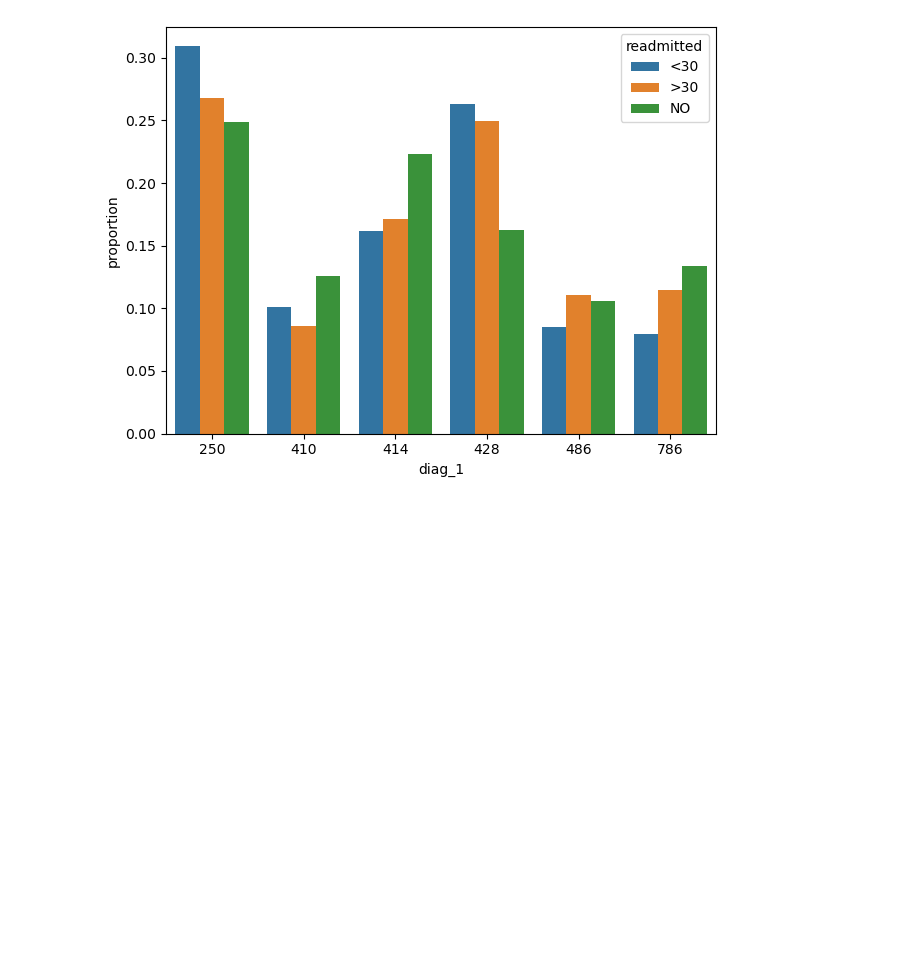
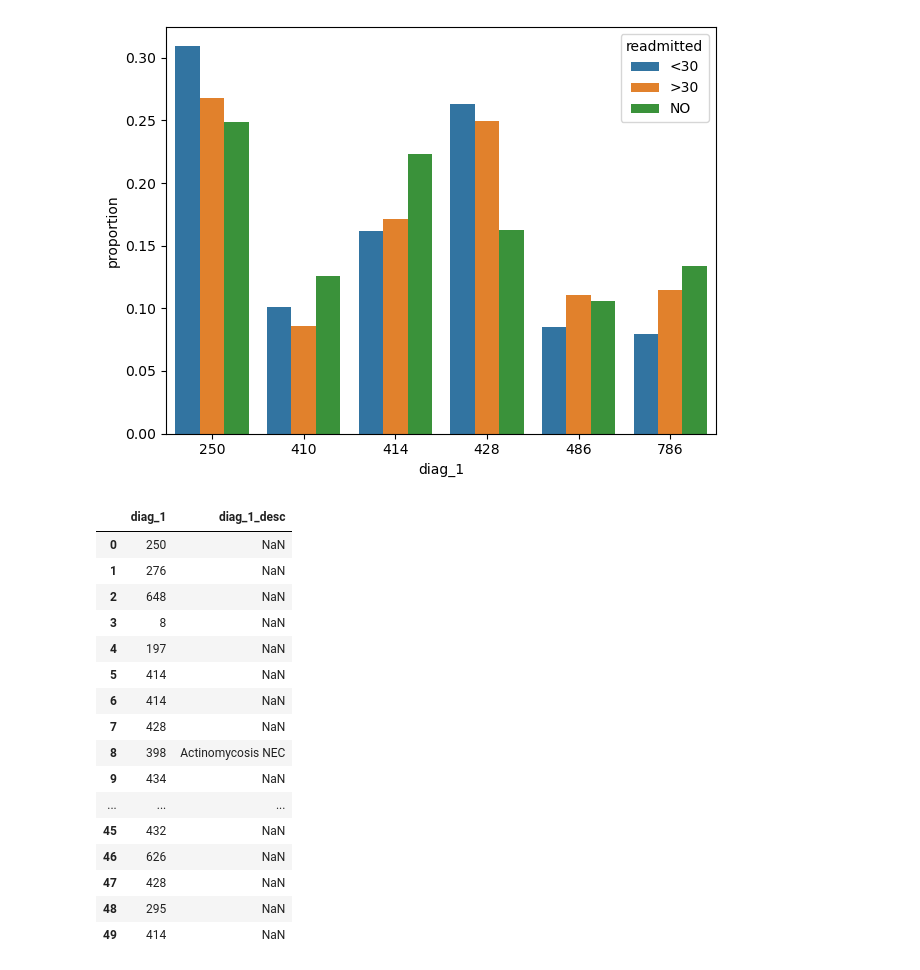
Before and after one commit to tonyinarula/Kaggle-Diabetes, a Jupyter notebook: analysis.ipynb, the cells around one changed output. Drawn from its saved outputs; the diff is of its cells as text; code cells hidden in the pictures; blank space fills up the shorter version.

Commit message:
Add crosswalk file to add disease names to ICD-9 codes

```diff
--- a/analysis.ipynb
+++ b/analysis.ipynb
@@ -278,3 +281,34 @@ sns.barplot(data = diagnosis_df,
 plt.tight_layout()
 # %% [output]
 [figure]
+# %%
+# add ICD-9 descriptions to the dataset using crosswalk file
+# fix crosswalk file before merging - some codes have letters preceding, most codes are not written the same was as in the dataset
+# check which codes in the dataset are not in the crosswalk file
+
+icd9_crosswalk = pd.read_csv("data/icd9_crosswalk.csv")
+df_w_codes = df.merge(icd9_crosswalk, how = 'left', left_on = 'diag_1', right_on = 'ICD9')
+df_w_codes = df_w_codes.rename(columns = {'Description': 'diag_1_desc'})
+df_w_codes = df_w_codes.merge(icd9_crosswalk, how = 'left', left_on = 'diag_2', right_on = 'ICD9')
+df_w_codes = df_w_codes.rename(columns = {'Description': 'diag_2_desc'})
+df_w_codes = df_w_codes.merge(icd9_crosswalk, how = 'left', left_on = 'diag_3', right_on = 'ICD9')
+df_w_codes = df_w_codes.rename(columns = {'Description': 'diag_3_desc'})
+df_w_codes[['diag_1','diag_1_desc']].head(50)
+# %% [output]
+|  | diag_1 | diag_1_desc |
+| 0 | 250 | NaN |
+| 1 | 276 | NaN |
+| 2 | 648 | NaN |
+| 3 | 8 | NaN |
+| 4 | 197 | NaN |
+| 5 | 414 | NaN |
+| 6 | 414 | NaN |
+| 7 | 428 | NaN |
+| 8 | 398 | Actinomycosis NEC |
+| 9 | 434 | NaN |
+| ... | ... | ... |
+| 45 | 432 | NaN |
+| 46 | 626 | NaN |
+| 47 | 428 | NaN |
+| 48 | 295 | NaN |
+| 49 | 414 | NaN |
```
Also changed, not shown: parts of 2 cells of this notebook.
